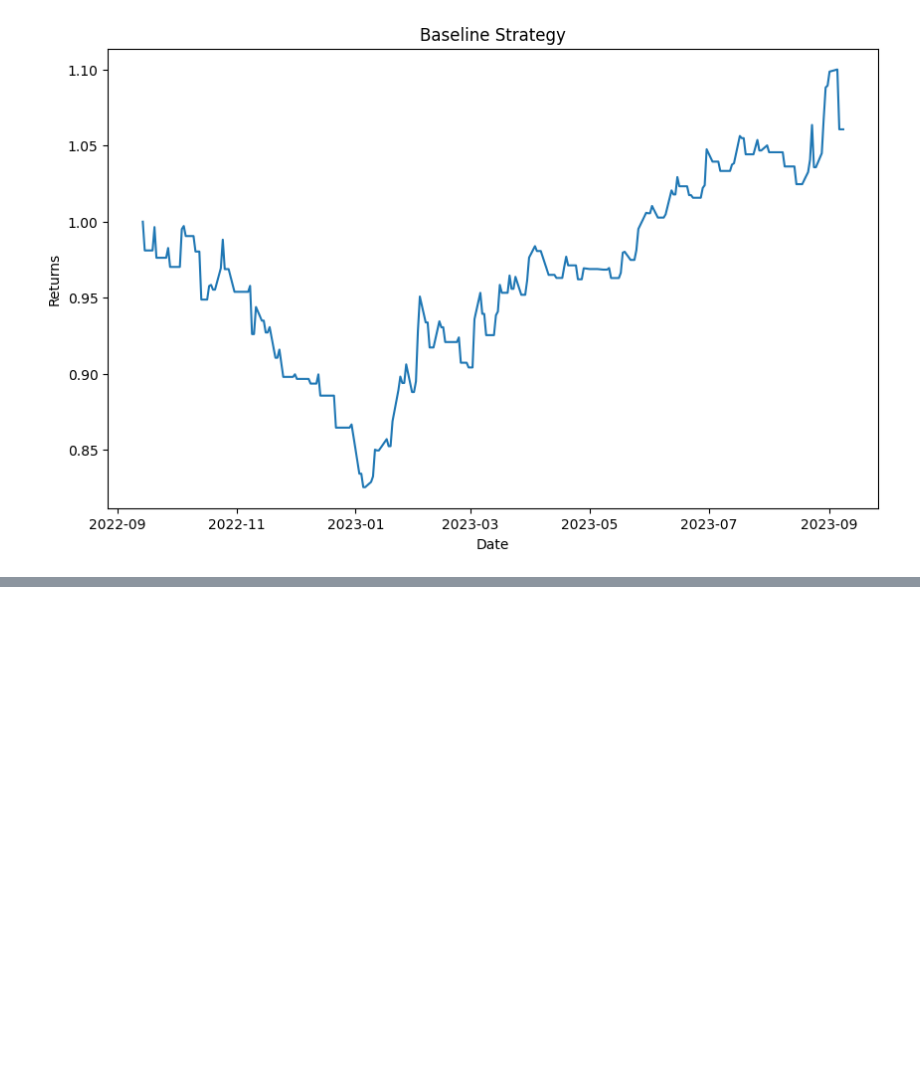
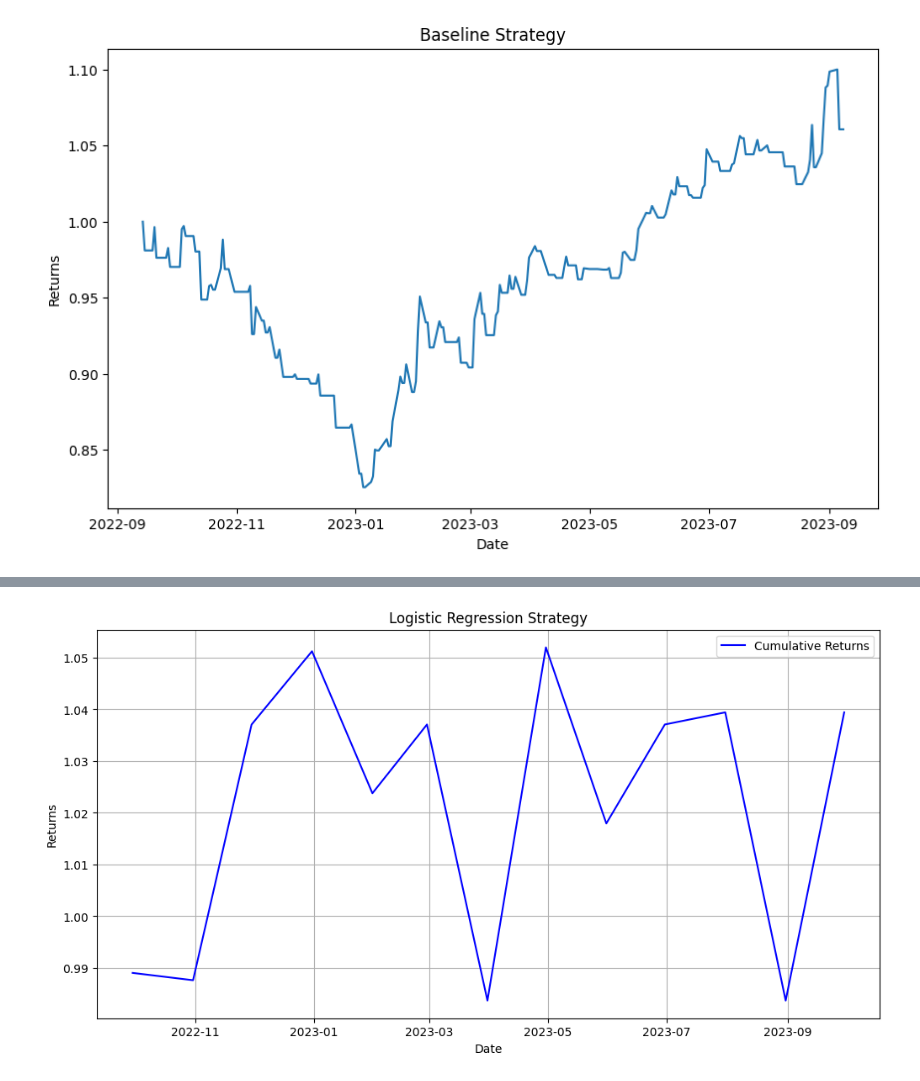
Before and after one commit to Jayasuryan0821-git/Machine-Learning-Lab, a Jupyter notebook: Mini_Project/Model/model.ipynb, the cells around one changed output, grey strips where cells are left out. Cells and saved outputs as stored; diff of their text form; code cells hidden in the pictures; blank space fills up the shorter version.

```diff
--- a/Mini_Project/Model/model.ipynb
+++ b/Mini_Project/Model/model.ipynb
@@ -181,0 +200,4 @@ plt.show()
+# %%
+y = df['Signal']
+y = y.drop(y.index[0])
+y
@@ -181,0 +223,10 @@ plt.show()
+# %%
+x_train,x_test,y_train,y_test = train_test_split(x,y)
+x_test_indexes = x_test.index
+sc = StandardScaler()
+x_train = sc.fit_transform(x_train)
+x_test = sc.fit_transform(x_test)
+model = LogisticRegression()
+model.fit(x_train,y_train)
+y_pred = model.predict(x_test)
+y_pred
@@ -181,0 +237,6 @@ plt.show()
+# %%
+pred_df = pd.DataFrame(index=x_test_indexes)
+pred_df['Model_Predictions'] = y_pred
+pred_df['Actual_Returns'] = df['Actual_Returns']
+pred_df['Strategy_Returns'] = pred_df['Actual_Returns'] * pred_df['Model_Predictions']
+pred_df
@@ -181,0 +285,25 @@ plt.show()
+# %%
+import pandas as pd
+import matplotlib.pyplot as plt
+
+# Assuming pred_df is your DataFrame with the 'Strategy Returns' column
+# Set the frequency for resampling, for example, 'M' for monthly
+resample_frequency = 'M'
+
+# Calculate the cumulative returns
+cumulative_returns = (1 + pred_df['Strategy_Returns']).cumprod()
+
+# Resample the data based on the chosen frequency (e.g., monthly)
+cumulative_returns_resampled = cumulative_returns.resample(resample_frequency).last()
+
+# Create a Matplotlib figure and plot the resampled data
+fig, ax = plt.subplots(figsize=(12, 6))
+ax.plot(cumulative_returns_resampled.index, cumulative_returns_resampled, label='Cumulative Returns', color='blue')
+ax.set_title('Logistic Regression Strategy')
+ax.set_xlabel('Date')
+ax.set_ylabel('Returns')
+ax.grid(True)
+plt.legend()
+plt.show()
+# %% [output]
+[figure, added]
```
Also changed, not shown: parts of 13 cells of this notebook.
